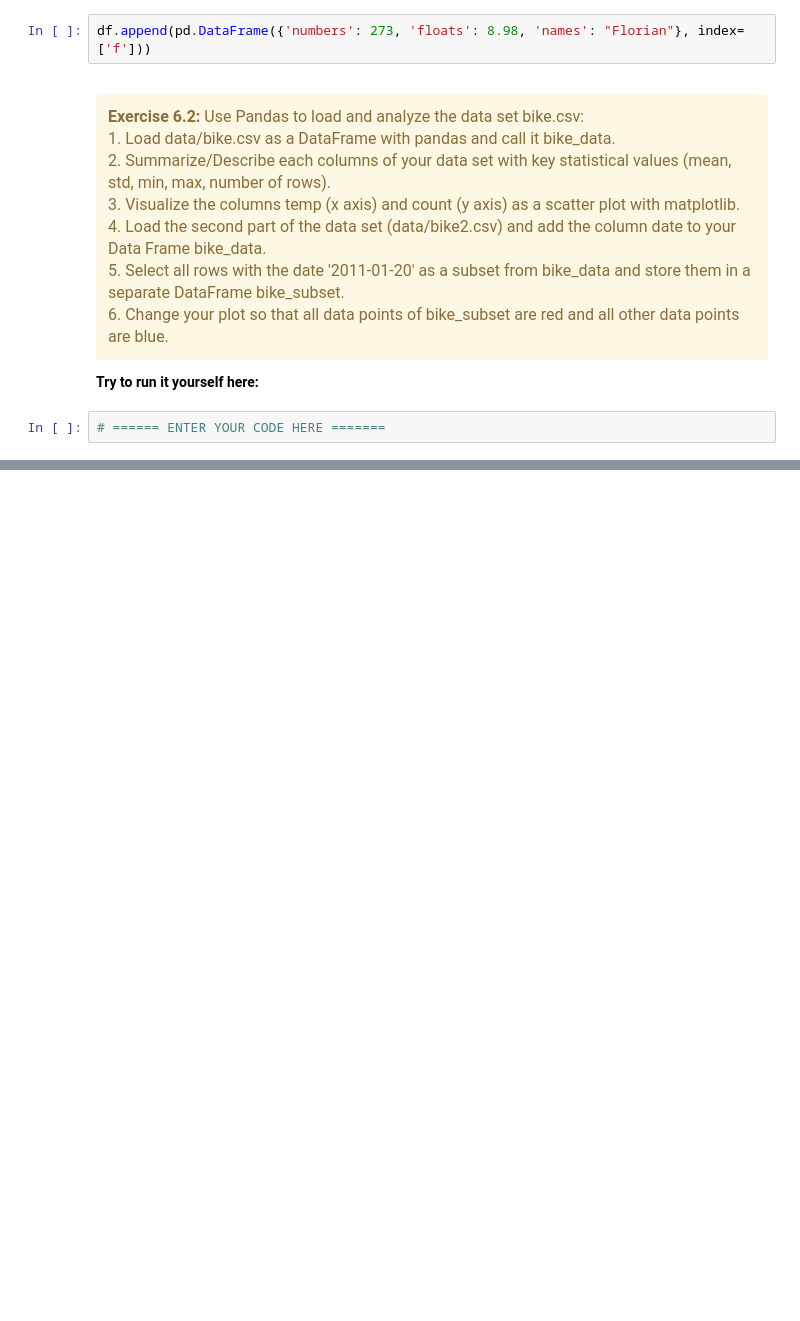
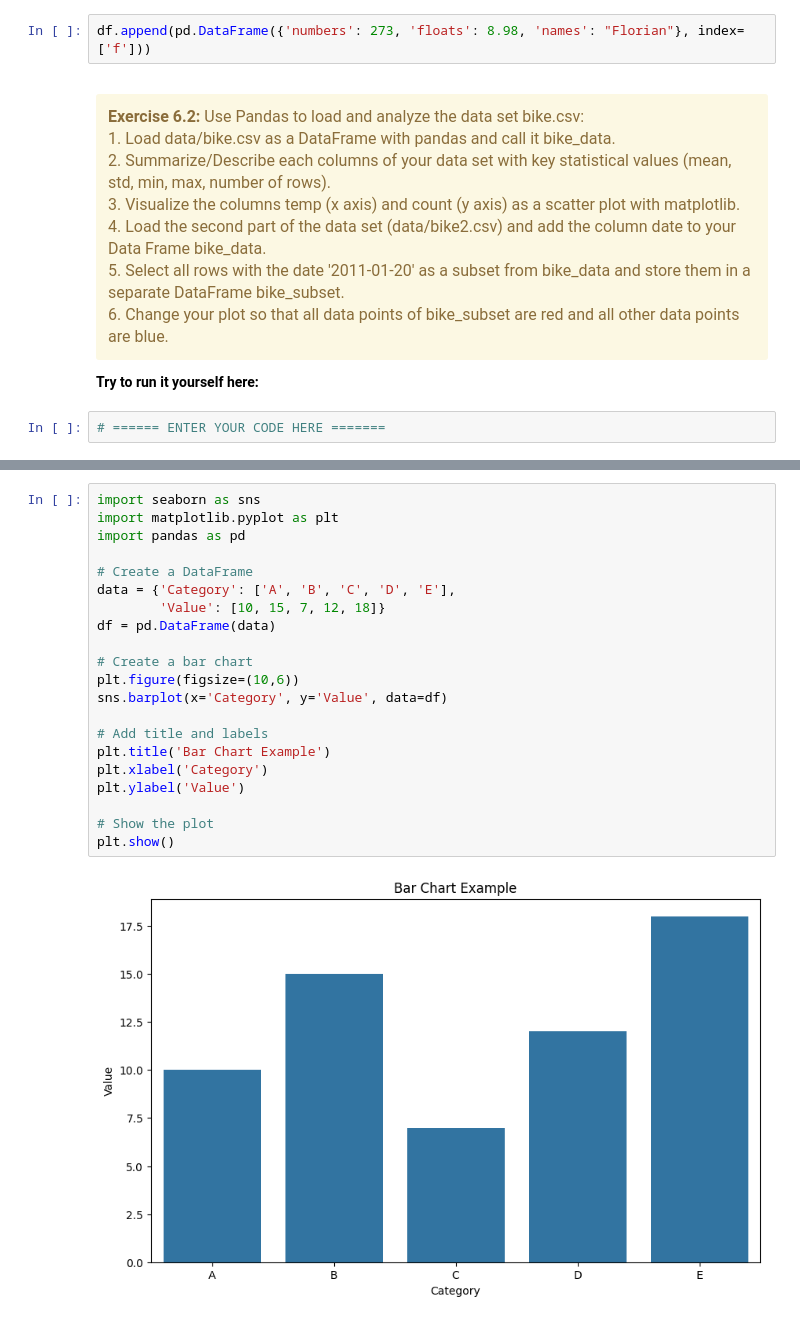
Before and after one commit to DataCompetency/PythonAdvanced, a Jupyter notebook: Session_3/Session3.ipynb, the cells around one changed output, grey strips where cells are left out. Drawn from its saved outputs; the diff is of its cells as text; blank space fills up the shorter version.

```diff
--- a/Session_3/Session3.ipynb
+++ b/Session_3/Session3.ipynb
@@ -673,0 +750,23 @@ Use Pandas to load and analyze the data set bike.csv:<br>
+# %%
+import seaborn as sns
+import matplotlib.pyplot as plt
+import pandas as pd
+
+# Create a DataFrame
+data = {'Category': ['A', 'B', 'C', 'D', 'E'],
+        'Value': [10, 15, 7, 12, 18]}
+df = pd.DataFrame(data)
+
+# Create a bar chart
+plt.figure(figsize=(10,6))
+sns.barplot(x='Category', y='Value', data=df)
+
+# Add title and labels
+plt.title('Bar Chart Example')
+plt.xlabel('Category')
+plt.ylabel('Value')
+
+# Show the plot
+plt.show()
+# %% [output]
+[figure, added]
```
Also changed, not shown: parts of 13 cells of this notebook, 6 other files.
